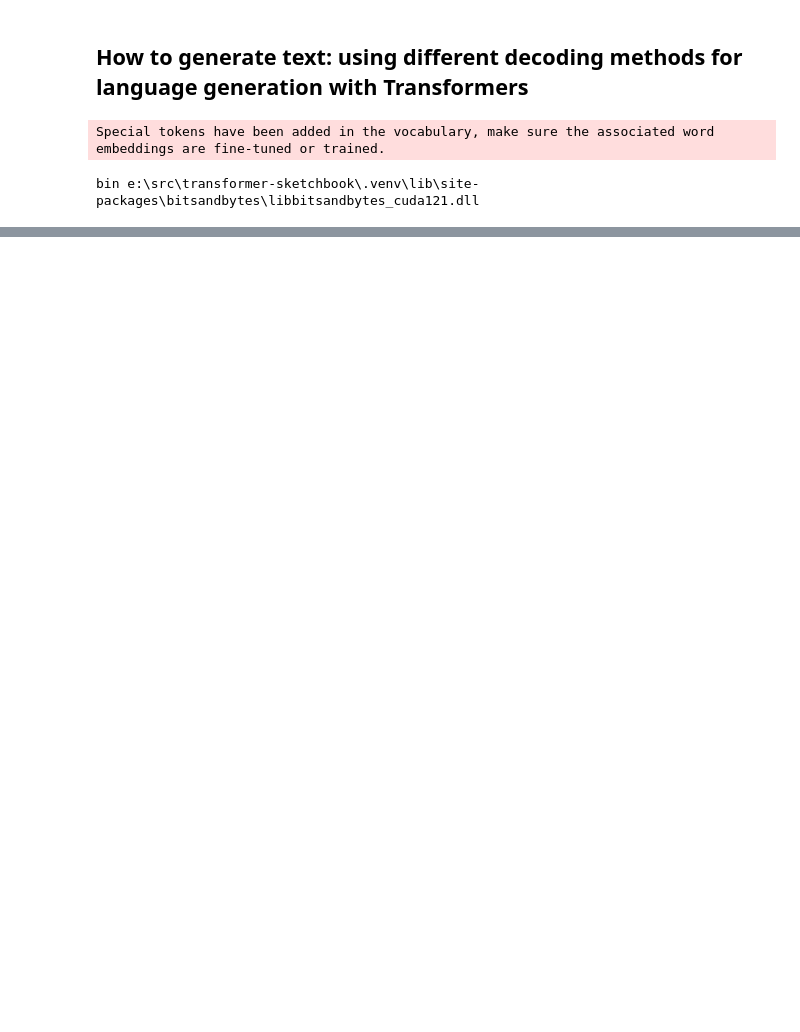
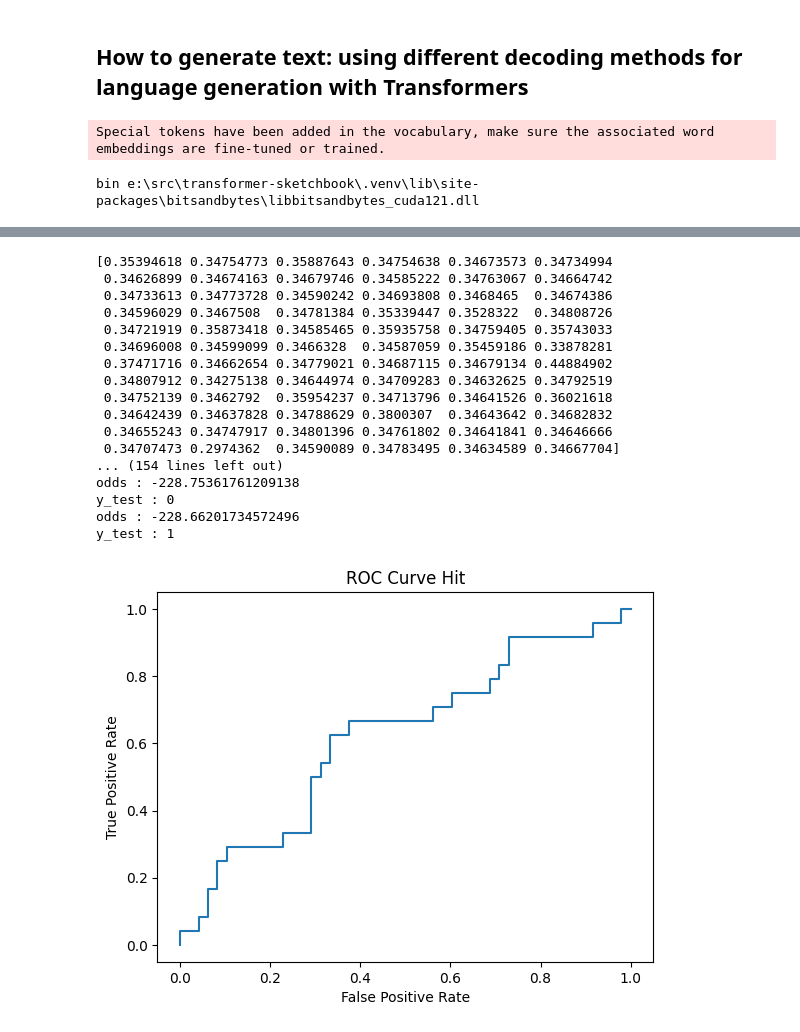
Before and after one commit to danzeeeman/DIGITAL-CURRENTS-TRAINING-A-LARGE-LANGUAGE-MODEL, a Jupyter notebook: notebooks/4_Generating_Phi-2.ipynb, the cells around one changed output, grey strips where cells are left out. Cells and saved outputs as stored; diff of their text form; code cells hidden in the pictures; blank space fills up the shorter version.

```diff
--- a/notebooks/4_Generating_Phi-2.ipynb
+++ b/notebooks/4_Generating_Phi-2.ipynb
@@ -334,0 +702,48 @@ for batter in output_data:
+# %%
+X_train, X_test, y_train, y_test = train_test_split(odds, hits, test_size=0.3, random_state=1)
+log_regression = LogisticRegression()
+log_regression.fit(X_train, y_train)
+
+y_pred_proba = log_regression.predict_proba(X_test)[:, 1]
+print(y_pred_proba)
+
+y_pred_odds = []
+for proba in y_pred_proba:
+    y_pred_odds.append(calculate_american_odds(calculate_dec_odds(proba, 4)))
+
+print(y_pred_proba)
+print(y_pred_odds)
+print(y_test)
+
+for i in range(len(y_pred_odds)):
+    if y_pred_odds[i] < 10:
+        print(f"odds : {y_pred_odds[i]}")
+        print(f"y_test : {y_test[i]}")
+
+fpr, tpr, _ = metrics.roc_curve(y_test, y_pred_proba)
+
+# Create the ROC curve
+plt.plot(fpr, tpr)
+plt.ylabel('True Positive Rate')
+plt.xlabel('False Positive Rate')
+plt.title('ROC Curve Hit')
+plt.show()
+# %% [output]
+[0.35394618 0.34754773 0.35887643 0.34754638 0.34673573 0.34734994
+ 0.34626899 0.34674163 0.34679746 0.34585222 0.34763067 0.34664742
+ 0.34733613 0.34773728 0.34590242 0.34693808 0.3468465  0.34674386
+ 0.34596029 0.3467508  0.34781384 0.35339447 0.3528322  0.34808726
+ 0.34721919 0.35873418 0.34585465 0.35935758 0.34759405 0.35743033
+ 0.34696008 0.34599099 0.3466328  0.34587059 0.35459186 0.33878281
+ 0.37471716 0.34662654 0.34779021 0.34687115 0.34679134 0.44884902
+ 0.34807912 0.34275138 0.34644974 0.34709283 0.34632625 0.34792519
+ 0.34752139 0.3462792  0.35954237 0.34713796 0.34641526 0.36021618
+ 0.34642439 0.34637828 0.34788629 0.3800307  0.34643642 0.34682832
+ 0.34655243 0.34747917 0.34801396 0.34761802 0.34641841 0.34646666
+ 0.34707473 0.2974362  0.34590089 0.34783495 0.34634589 0.34667704]
+... (154 lines left out)
+odds : -228.75361761209138
+y_test : 0
+odds : -228.66201734572496
+y_test : 1
+[figure, added]
```
Also changed, not shown: parts of 29 cells of this notebook, 1 other file.
